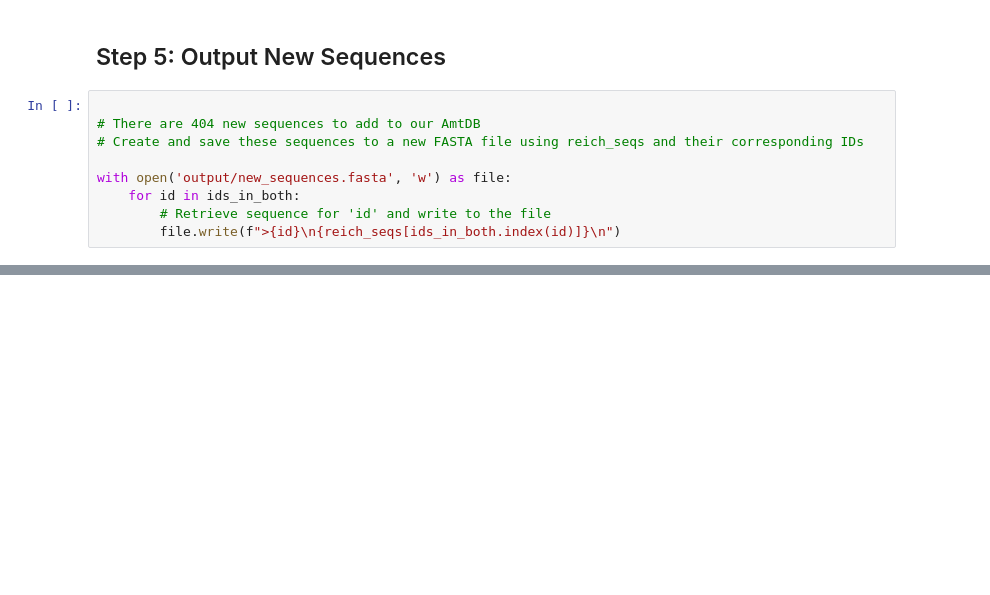
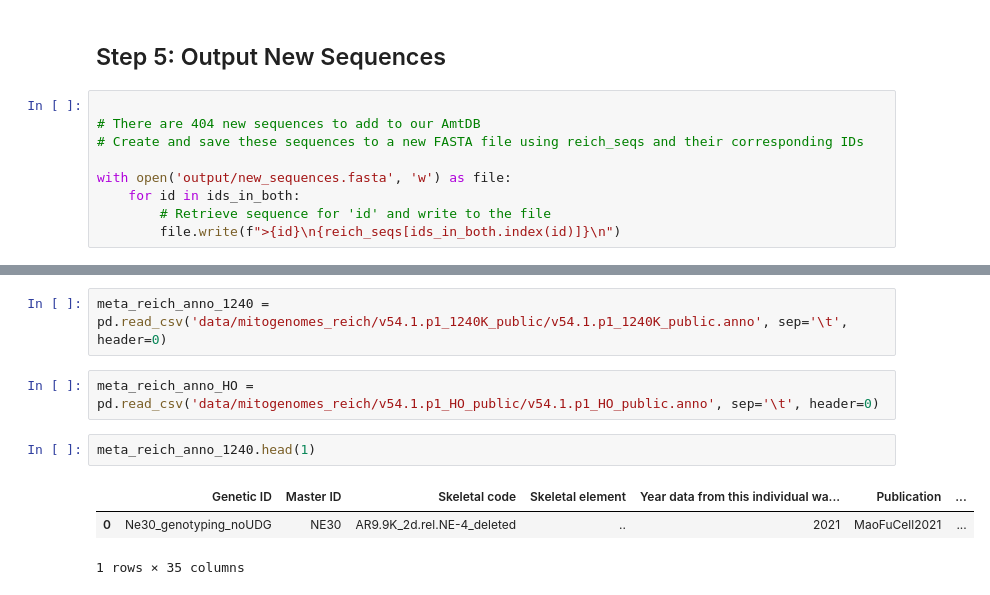
Before and after one commit to fulopjoz/aDNA_data_analysis, a Jupyter notebook: amtdb_mtdna_compare_v2.ipynb, the cells around one changed output, grey strips where cells are left out. Drawn from its saved outputs; the diff is of its cells as text; blank space fills up the shorter version.

```diff
--- a/amtdb_mtdna_compare_v2.ipynb
+++ b/amtdb_mtdna_compare_v2.ipynb
@@ -76,0 +145,10 @@ print(len(ids_in_both))
+# %%
+meta_reich_anno_1240 = pd.read_csv('data/mitogenomes_reich/v54.1.p1_1240K_public/v54.1.p1_1240K_public.anno', sep='\t', header=0)
+# %%
+meta_reich_anno_HO = pd.read_csv('data/mitogenomes_reich/v54.1.p1_HO_public/v54.1.p1_HO_public.anno', sep='\t', header=0)
+# %%
+meta_reich_anno_1240.head(1)
+# %% [output]
+|  | Genetic ID | Master ID | Skeletal code | Skeletal element | Year data from this individual wa... | Publication | ... |
+| 0 | Ne30_genotyping_noUDG | NE30 | AR9.9K_2d.rel.NE-4_deleted | .. | 2021 | MaoFuCell2021 | ... |
+1 rows × 35 columns
```
Also changed, not shown: parts of 22 cells of this notebook, 8 other files.
